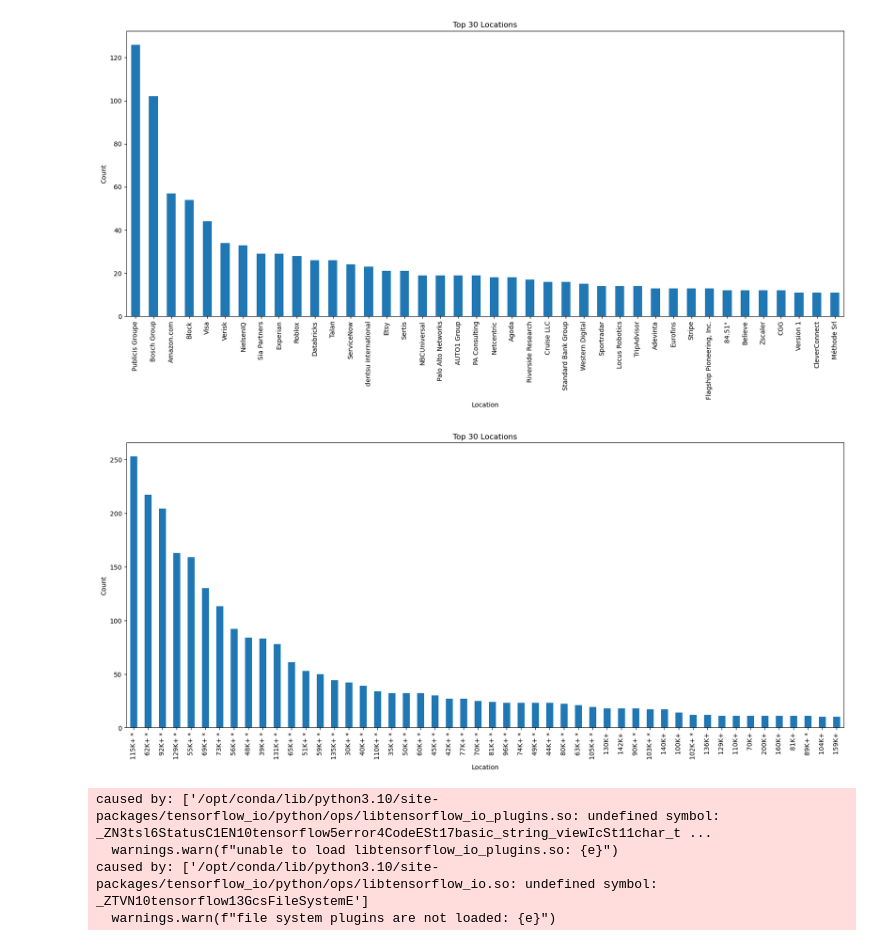
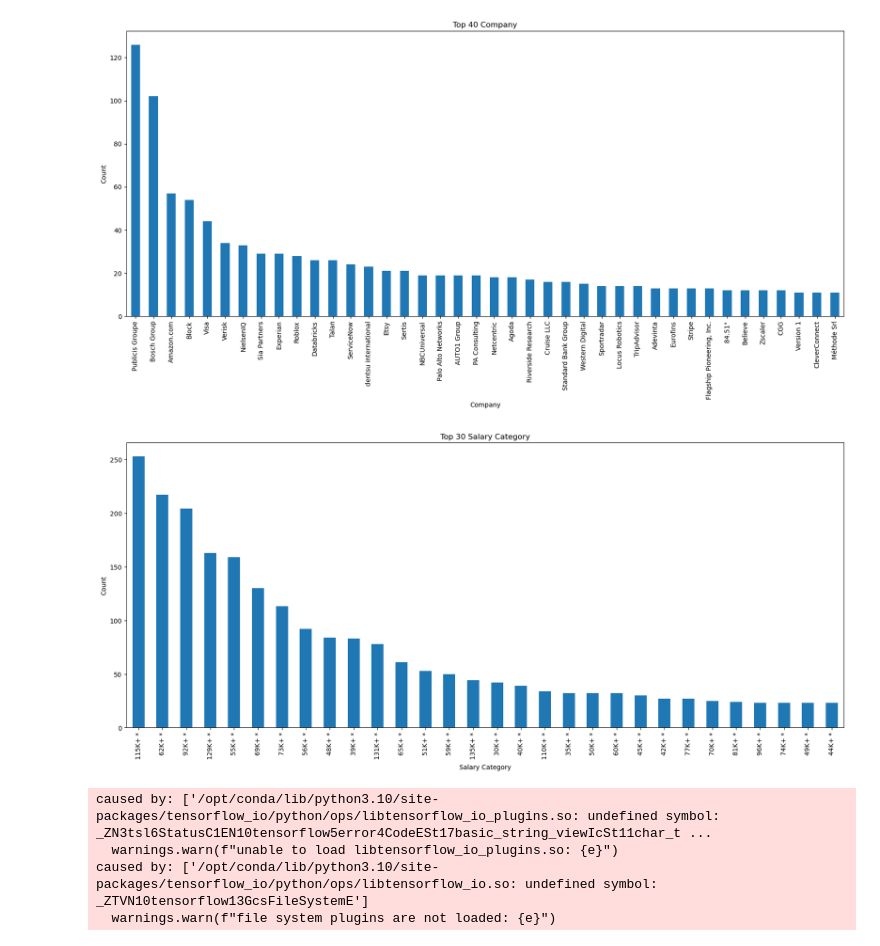
Before and after one commit to ShubhamGupta2505/MachineLearningPractice, a Jupyter notebook: different-jobs-analysis.ipynb, the cells around one changed output. Saved outputs shown, nothing was run; the diff lists cells and outputs as text; code cells hidden in the pictures.

```diff
--- a/different-jobs-analysis.ipynb
+++ b/different-jobs-analysis.ipynb
@@ -261,18 +261,18 @@ plt.show()
 # %% [output]
 [figure]
 # %%
-location_counts = df['Salary'].value_counts().head(50)
+location_counts = df['Salary'].value_counts().head(30)
 
 # Plotting the bar graph
 plt.figure(figsize=(20,8))
 location_counts.plot(kind='bar')
-plt.title('Top 30 Locations')
-plt.xlabel('Location')
+plt.title('Top 30 Salary Category')
+plt.xlabel('Salary Category')
 plt.ylabel('Count')
 plt.xticks(rotation=90)
 plt.show()
 # %% [output]
-[figure, old version]
+[figure, new version]
 # %%
 import nltk
 from nltk.sentiment.vader import SentimentIntensityAnalyzer
```
Also changed, not shown: parts of 3 cells of this notebook.
